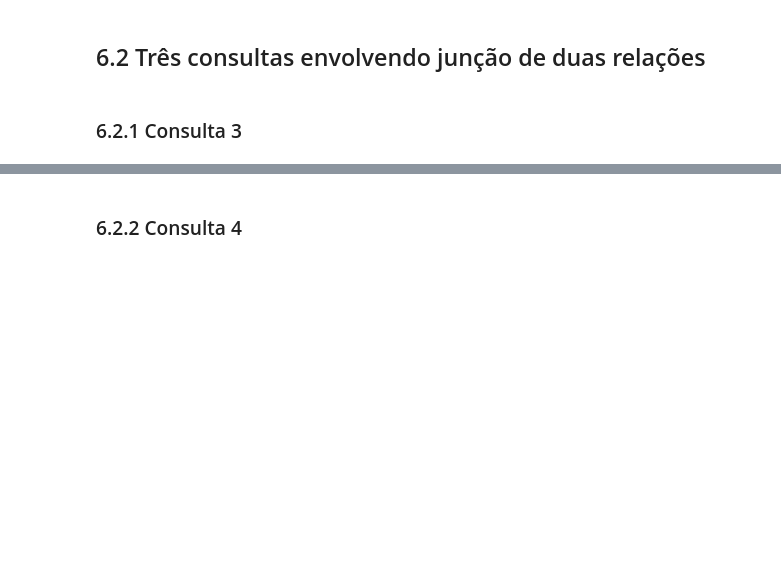
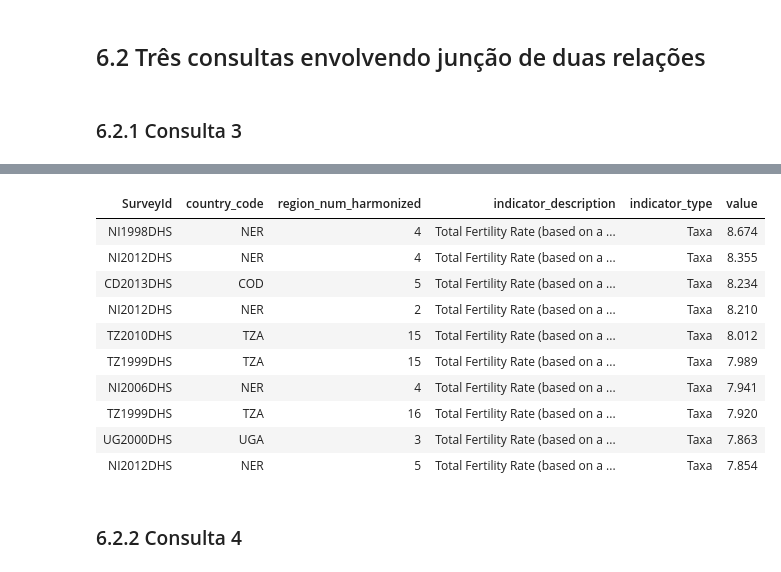
Before and after one commit to MariaEduardaSampaio/IBD-TP1, a Jupyter notebook: TP_IBD.ipynb, the cells around one changed output, grey strips where cells are left out. Cells and saved outputs as stored; diff of their text form; code cells hidden in the pictures; blank space fills up the shorter version.

```diff
--- a/TP_IBD.ipynb
+++ b/TP_IBD.ipynb
@@ -396,2 +458,26 @@ pd.read_sql_query("""
+# %%
+query = """
+SELECT m.SurveyId, m.country_code, m.region_num_harmonized,
+       i.indicator_description, i.indicator_type, m.value
+FROM Medicao AS m
+JOIN Indicador AS i USING (indicator_code)
+WHERE i.indicator_code = 'FF_TFR'
+ORDER BY m.value DESC
+LIMIT 10
+"""
+resultado = pd.read_sql_query(query, con)
+resultado
+# %% [output]
+| SurveyId | country_code | region_num_harmonized | indicator_description | indicator_type | value |
+| NI1998DHS | NER | 4 | Total Fertility Rate (based on a ... | Taxa | 8.674 |
+| NI2012DHS | NER | 4 | Total Fertility Rate (based on a ... | Taxa | 8.355 |
+| CD2013DHS | COD | 5 | Total Fertility Rate (based on a ... | Taxa | 8.234 |
+| NI2012DHS | NER | 2 | Total Fertility Rate (based on a ... | Taxa | 8.210 |
+| TZ2010DHS | TZA | 15 | Total Fertility Rate (based on a ... | Taxa | 8.012 |
+| TZ1999DHS | TZA | 15 | Total Fertility Rate (based on a ... | Taxa | 7.989 |
+| NI2006DHS | NER | 4 | Total Fertility Rate (based on a ... | Taxa | 7.941 |
+| TZ1999DHS | TZA | 16 | Total Fertility Rate (based on a ... | Taxa | 7.920 |
+| UG2000DHS | UGA | 3 | Total Fertility Rate (based on a ... | Taxa | 7.863 |
+| NI2012DHS | NER | 5 | Total Fertility Rate (based on a ... | Taxa | 7.854 |
 # %% [markdown]
 ### 6.2.2 Consulta 4
```
Also changed, not shown: parts of 19 cells of this notebook.
